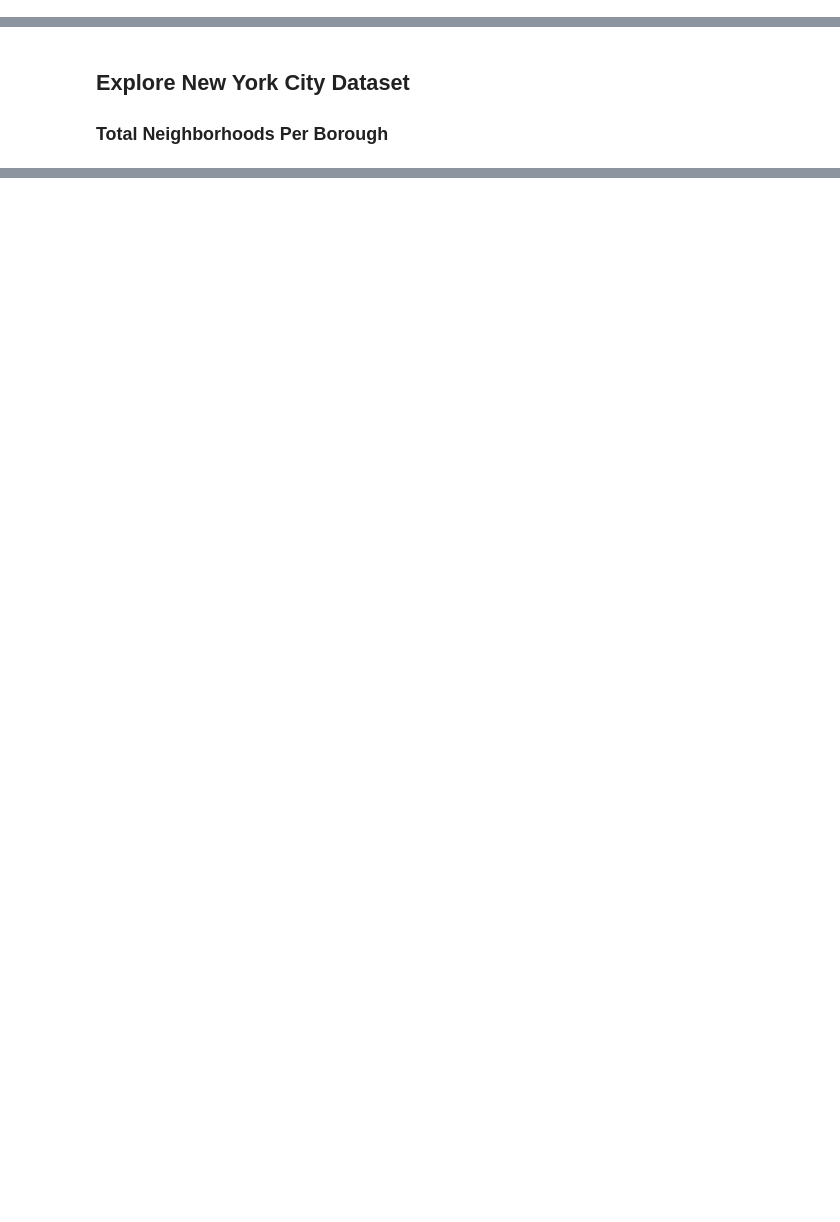
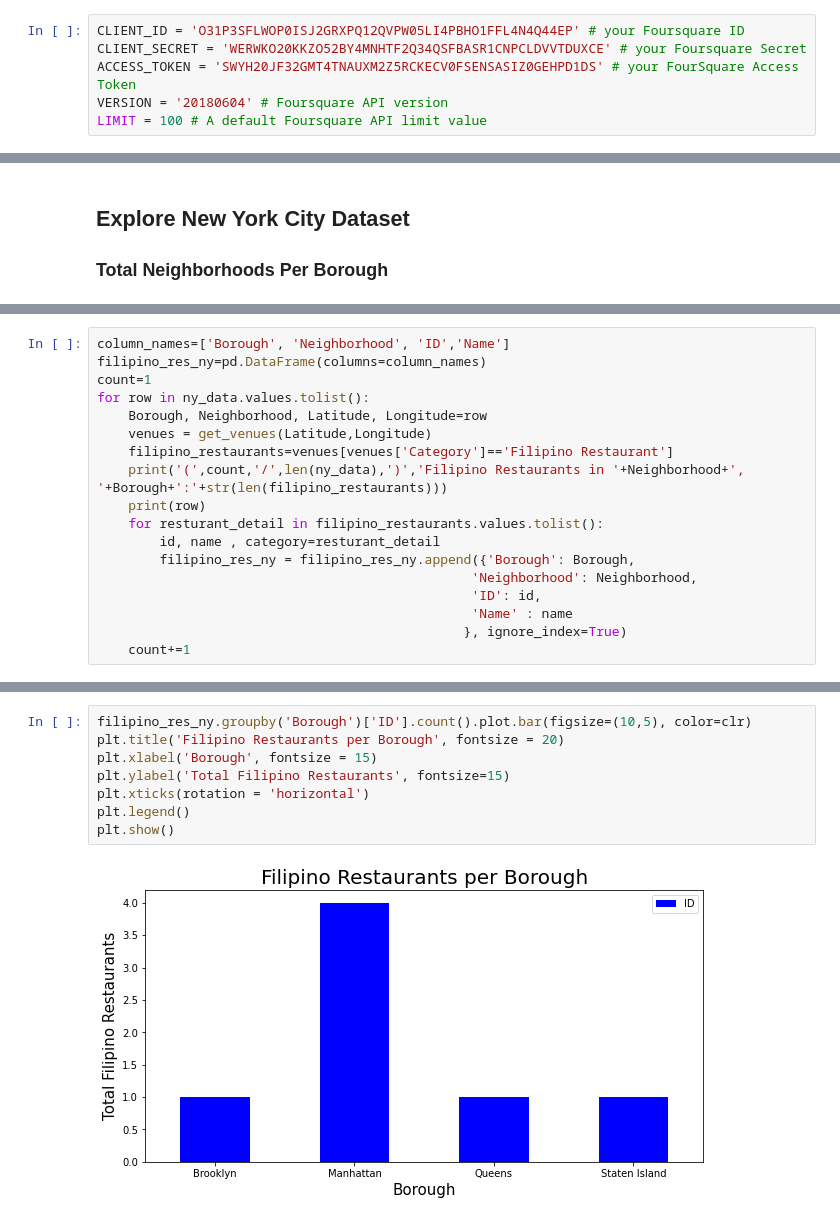
Before and after one commit to sideshowmel29/Coursera_Capstone, a Jupyter notebook: Data Science Capstone Project.ipynb, the cells around one changed output, grey strips where cells are left out. Drawn from its saved outputs; the diff is of its cells as text; blank space fills up the shorter version.

```diff
--- a/Data Science Capstone Project.ipynb
+++ b/Data Science Capstone Project.ipynb
@@ -59,0 +78,6 @@ print('Libraries imported.')
+# %%
+CLIENT_ID = 'O31P3SFLWOP0ISJ2GRXPQ12QVPW05LI4PBHO1FFL4N4Q44EP' # your Foursquare ID
+CLIENT_SECRET = 'WERWKO20KKZO52BY4MNHTF2Q34QSFBASR1CNPCLDVVTDUXCE' # your Foursquare Secret
+ACCESS_TOKEN = 'SWYH20JF32GMT4TNAUXM2Z5RCKECV0FSENSASIZ0GEHPD1DS' # your FourSquare Access Token
+VERSION = '20180604' # Foursquare API version
+LIMIT = 100 # A default Foursquare API limit value
@@ -100,0 +203,18 @@ plt.show()
+# %%
+column_names=['Borough', 'Neighborhood', 'ID','Name']
+filipino_res_ny=pd.DataFrame(columns=column_names)
+count=1
+for row in ny_data.values.tolist():
+    Borough, Neighborhood, Latitude, Longitude=row
+    venues = get_venues(Latitude,Longitude)
+    filipino_restaurants=venues[venues['Category']=='Filipino Restaurant']
+    print('(',count,'/',len(ny_data),')','Filipino Restaurants in '+Neighborhood+', '+Borough+':'+str(len(filipino_restaurants)))
+    print(row)
+    for resturant_detail in filipino_restaurants.values.tolist():
+        id, name , category=resturant_detail
+        filipino_res_ny = filipino_res_ny.append({'Borough': Borough,
+                                                'Neighborhood': Neighborhood,
+                                                'ID': id,
+                                                'Name' : name
+                                               }, ignore_index=True)
+    count+=1
@@ -100,0 +257,10 @@ plt.show()
+# %%
+filipino_res_ny.groupby('Borough')['ID'].count().plot.bar(figsize=(10,5), color=clr)
+plt.title('Filipino Restaurants per Borough', fontsize = 20)
+plt.xlabel('Borough', fontsize = 15)
+plt.ylabel('Total Filipino Restaurants', fontsize=15)
+plt.xticks(rotation = 'horizontal')
+plt.legend()
+plt.show()
+# %% [output]
+[figure, added]
```
Also changed, not shown: parts of 41 cells of this notebook.
